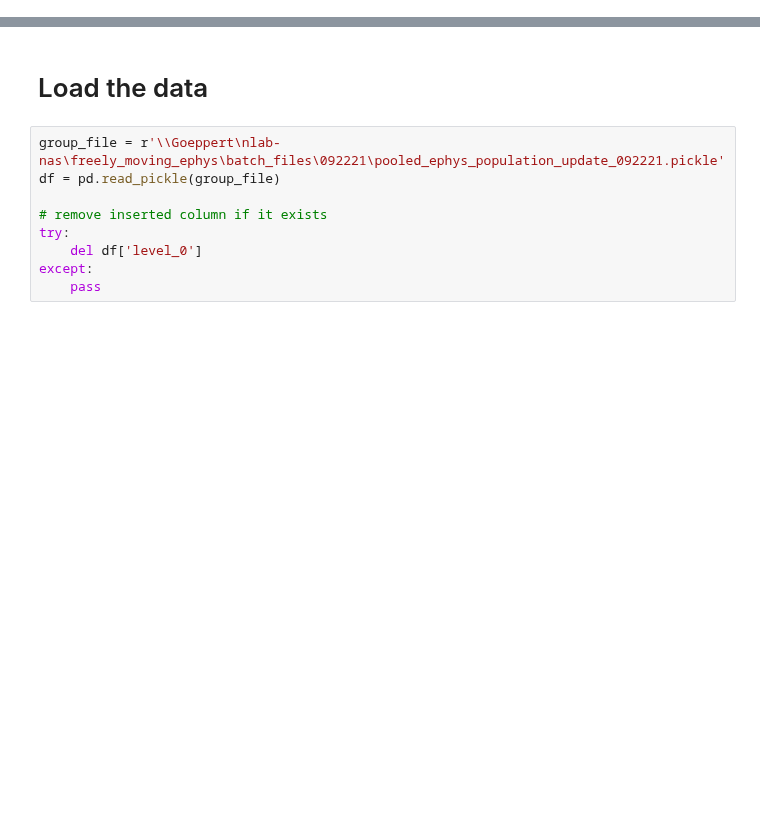
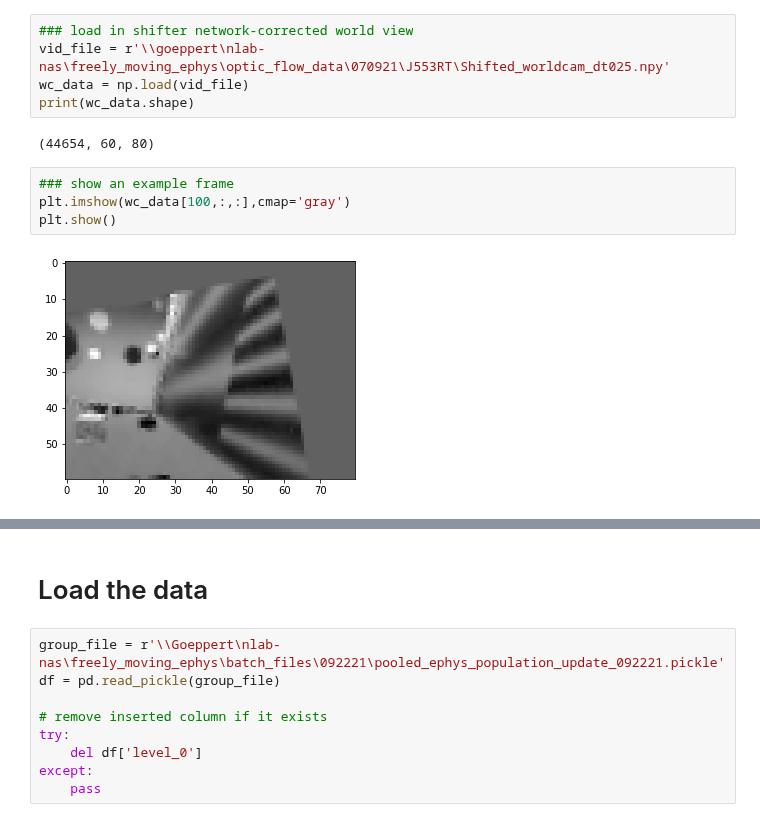
Before and after one commit to nielllab/FreelyMovingEphys, a Jupyter notebook: project_analysis/ephys/phil_group_ephys_analysis.ipynb, the cells around one changed output, grey strips where cells are left out. Cells and saved outputs as stored; diff of their text form; blank space fills up the shorter version.

Commit message:
Update phil_group_ephys_analysis.ipynb
added optic flow analysis debugging

```diff
--- a/project_analysis/ephys/phil_group_ephys_analysis.ipynb
+++ b/project_analysis/ephys/phil_group_ephys_analysis.ipynb
@@ -2,0 +13,13 @@
+# %%
+### load in shifter network-corrected world view
+vid_file = r'\\goeppert\nlab-nas\freely_moving_ephys\optic_flow_data\070921\J553RT\Shifted_worldcam_dt025.npy'
+wc_data = np.load(vid_file)
+print(wc_data.shape)
+# %% [output]
+(44654, 60, 80)
+# %%
+### show an example frame
+plt.imshow(wc_data[100,:,:],cmap='gray')
+plt.show()
+# %% [output]
+[figure, added]
```
Also changed, not shown: parts of 17 cells of this notebook.
